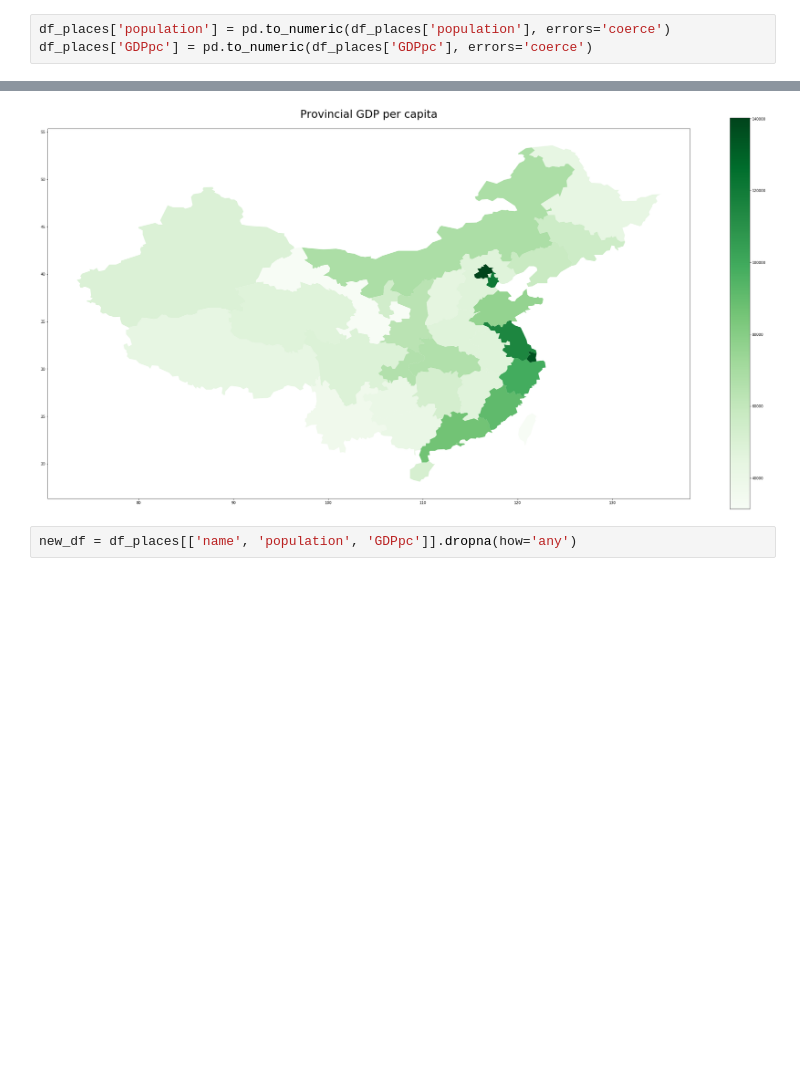
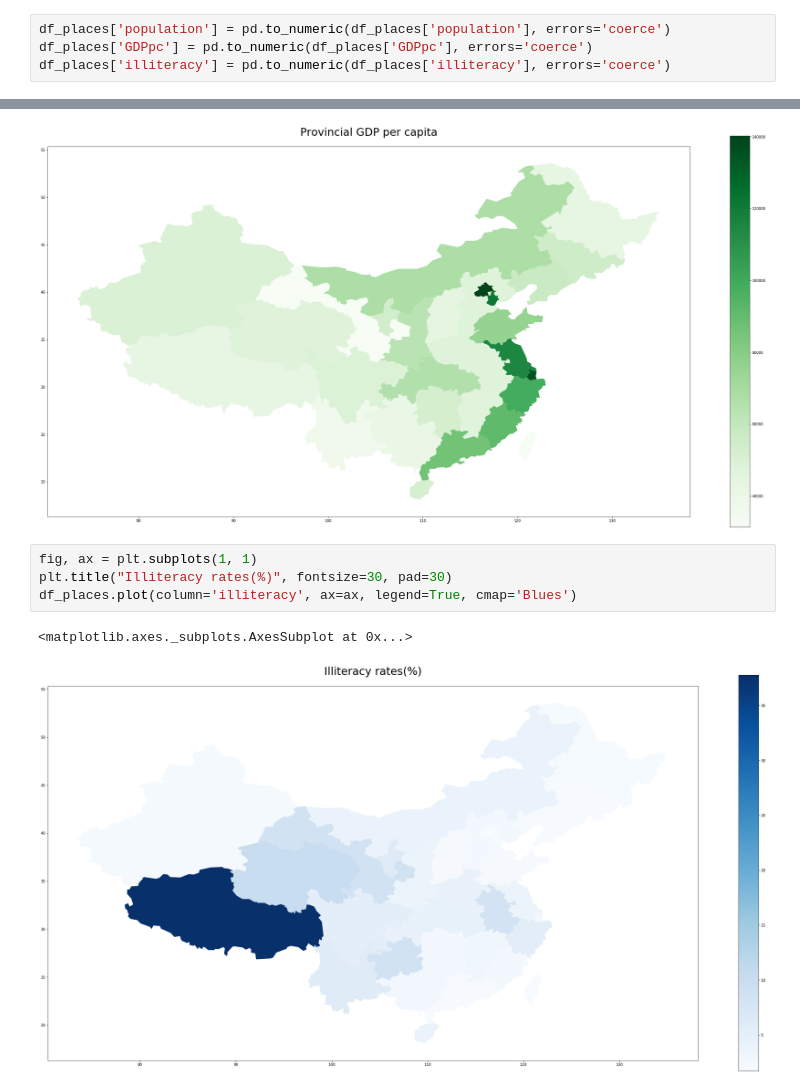
Before and after one commit to simprism/china-population-map, a Jupyter notebook: china-map.ipynb, the cells around one changed output, grey strips where cells are left out. Drawn from its saved outputs; the diff is of its cells as text; blank space fills up the shorter version.

Commit message:
added illiteracy rates

```diff
--- a/china-map.ipynb
+++ b/china-map.ipynb
@@ -48,3 +30,4 @@ print(type(df_places.loc[0,'GDPpc']))
 # %%
 df_places['population'] = pd.to_numeric(df_places['population'], errors='coerce')
 df_places['GDPpc'] = pd.to_numeric(df_places['GDPpc'], errors='coerce')
+df_places['illiteracy'] = pd.to_numeric(df_places['illiteracy'], errors='coerce')
@@ -65,5 +68,10 @@ df_places.plot(column='GDPpc', ax=ax, legend=True, cmap='Greens')
 # %% [output]
 <matplotlib.axes._subplots.AxesSubplot at 0x...>
 [figure]
-# %%
-new_df = df_places[['name', 'population', 'GDPpc']].dropna(how='any')
+# %%
+fig, ax = plt.subplots(1, 1)
+plt.title("Illiteracy rates(%)", fontsize=30, pad=30)
+df_places.plot(column='illiteracy', ax=ax, legend=True, cmap='Blues')
+# %% [output]
+<matplotlib.axes._subplots.AxesSubplot at 0x...>
+[figure, added]
```
Also changed, not shown: parts of 3 cells of this notebook.
